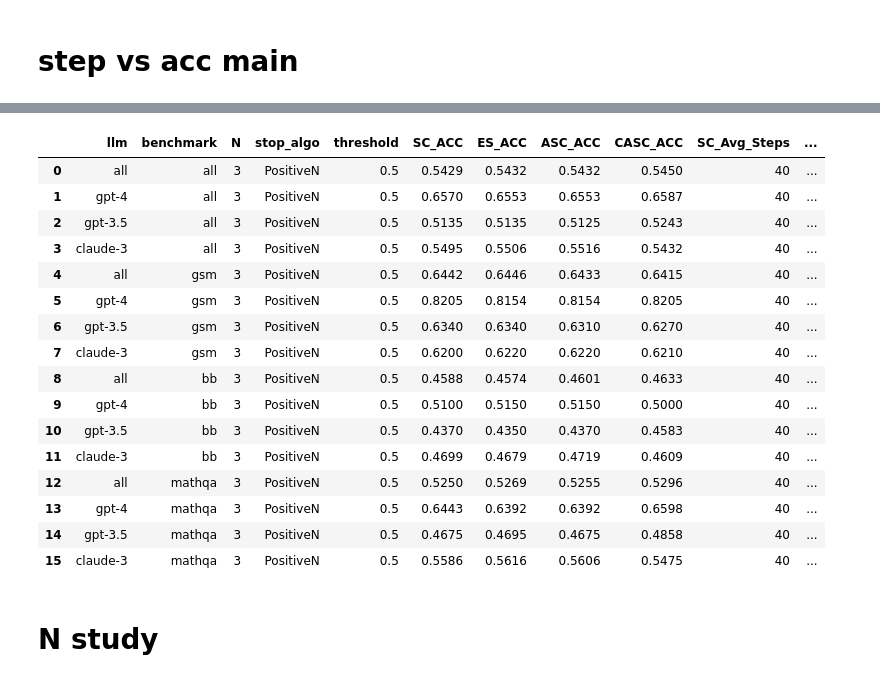
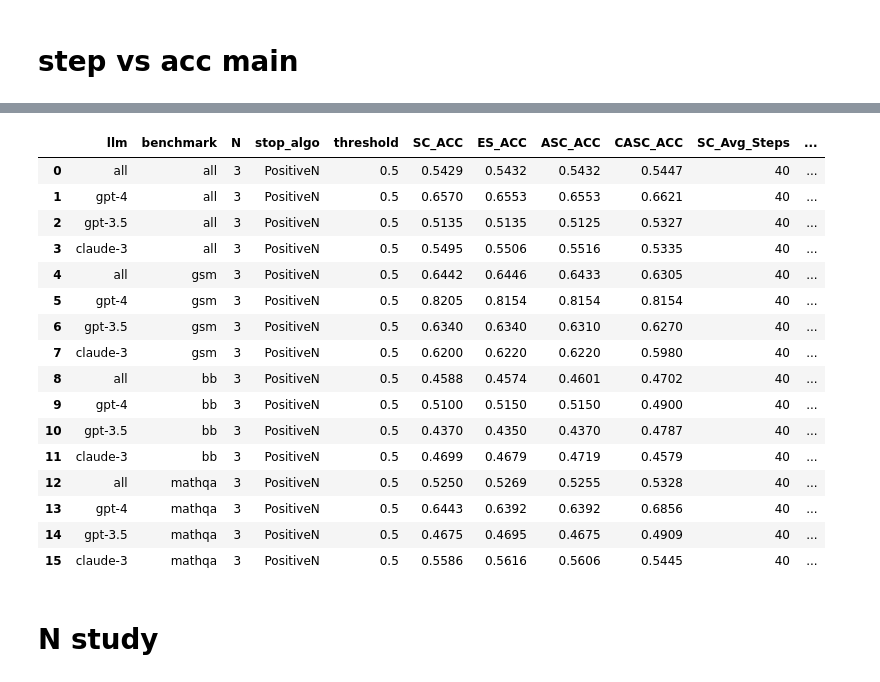
Before and after one commit to wan19990901/SC_conf, a Jupyter notebook: src/experiment_collection/plots.ipynb, the cells around one changed output, grey strips where cells are left out. Saved outputs shown, nothing was run; the diff lists cells and outputs as text; code cells hidden in the pictures.

```diff
--- a/src/experiment_collection/plots.ipynb
+++ b/src/experiment_collection/plots.ipynb
@@ -21,4 +22,10 @@ DATA_DIR = '../data/Evaluation_CoTs/Final_results'
 # NUM_OF_COT = 40
 # MODEL = 'gpt-3.5-turbo-0125'
 # %%
-df_with_features = pd.read_json(os.path.join(DATA_DIR,'final_with_feature.json'))
+# df_with_features = pd.read_json(os.path.join(DATA_DIR,'final_with_feature.json'))
+
+file_path = os.path.join(DATA_DIR, 'final.csv')
+df = pd.read_csv(file_path)
+data = extract_feature(df)
+
+df_with_features = pd.DataFrame(data)
@@ -26,13 +36,13 @@ df_with_features = pd.read_json(os.path.join(DATA_DIR,'final_with_feature.json')
 feature_li = [
     'QUA_IM',
     'DIF_IV',
+    'SIM_COT_BIGRAM',
     'SIM_COT_AGG',
     'SIM_AC_BIGRAM',
-    'SIM_AC_AGG',
     'SIM_AC_PW',
 ]
-coe = [-5, -5, 3, 2, 1, 3]
-intercept = -2.7
+coe = [-5, -5, -1, 3, 1, 3]
+intercept = -1.2
 df_with_features
 # %% [output]
 |  | id | Name | Model | correct answer | CoT answers | Correctness | LEN | QUA_IM | DIF_IV | ... |
@@ -52,7 +62,7 @@ df_with_features
 config = {
     'benchmark': ['all','gsm','bb','mathqa'],
     'llm' : ['all','gpt-4','gpt-3.5','claude-3'],
-    'N': [i for i in range(1,16)],
+    'N': [i for i in range(2,16)],
     'threshold': [0.1*i for i in range(11)],
     'stop_algo':['PositiveN','ConsistencyN'],
     'approximator': [customized_LR_model,trained_LR_model]
@@ -125,26 +246,26 @@ def get_data(df,benchmark='all',llm = 'all'):
 # %%
-# df_main_table = pd.DataFrame(result_buffer)
+df_main_table = pd.DataFrame(result_buffer)
 # df_main_table.to_csv('main_table.csv',index=False)
-df_main_table = pd.read_csv('../src/experiment_collection/main_table.csv')
+# df_main_table = pd.read_csv('../src/experiment_collection/main_table.csv')
 df_main_table
 # %% [output]
 |  | llm | benchmark | N | stop_algo | threshold | SC_ACC | ES_ACC | ASC_ACC | CASC_ACC | SC_Avg_Steps | ... |
-| 0 | all | all | 3 | PositiveN | 0.5 | 0.5429 | 0.5432 | 0.5432 | 0.5450 | 40 | ... |
-| 1 | gpt-4 | all | 3 | PositiveN | 0.5 | 0.6570 | 0.6553 | 0.6553 | 0.6587 | 40 | ... |
-| 2 | gpt-3.5 | all | 3 | PositiveN | 0.5 | 0.5135 | 0.5135 | 0.5125 | 0.5243 | 40 | ... |
-| 3 | claude-3 | all | 3 | PositiveN | 0.5 | 0.5495 | 0.5506 | 0.5516 | 0.5432 | 40 | ... |
-| 4 | all | gsm | 3 | PositiveN | 0.5 | 0.6442 | 0.6446 | 0.6433 | 0.6415 | 40 | ... |
-| 5 | gpt-4 | gsm | 3 | PositiveN | 0.5 | 0.8205 | 0.8154 | 0.8154 | 0.8205 | 40 | ... |
+| 0 | all | all | 3 | PositiveN | 0.5 | 0.5429 | 0.5432 | 0.5432 | 0.5447 | 40 | ... |
+| 1 | gpt-4 | all | 3 | PositiveN | 0.5 | 0.6570 | 0.6553 | 0.6553 | 0.6621 | 40 | ... |
+| 2 | gpt-3.5 | all | 3 | PositiveN | 0.5 | 0.5135 | 0.5135 | 0.5125 | 0.5327 | 40 | ... |
+| 3 | claude-3 | all | 3 | PositiveN | 0.5 | 0.5495 | 0.5506 | 0.5516 | 0.5335 | 40 | ... |
+| 4 | all | gsm | 3 | PositiveN | 0.5 | 0.6442 | 0.6446 | 0.6433 | 0.6305 | 40 | ... |
+| 5 | gpt-4 | gsm | 3 | PositiveN | 0.5 | 0.8205 | 0.8154 | 0.8154 | 0.8154 | 40 | ... |
 | 6 | gpt-3.5 | gsm | 3 | PositiveN | 0.5 | 0.6340 | 0.6340 | 0.6310 | 0.6270 | 40 | ... |
-| 7 | claude-3 | gsm | 3 | PositiveN | 0.5 | 0.6200 | 0.6220 | 0.6220 | 0.6210 | 40 | ... |
-| 8 | all | bb | 3 | PositiveN | 0.5 | 0.4588 | 0.4574 | 0.4601 | 0.4633 | 40 | ... |
-| 9 | gpt-4 | bb | 3 | PositiveN | 0.5 | 0.5100 | 0.5150 | 0.5150 | 0.5000 | 40 | ... |
-| 10 | gpt-3.5 | bb | 3 | PositiveN | 0.5 | 0.4370 | 0.4350 | 0.4370 | 0.4583 | 40 | ... |
-| 11 | claude-3 | bb | 3 | PositiveN | 0.5 | 0.4699 | 0.4679 | 0.4719 | 0.4609 | 40 | ... |
-| 12 | all | mathqa | 3 | PositiveN | 0.5 | 0.5250 | 0.5269 | 0.5255 | 0.5296 | 40 | ... |
-| 13 | gpt-4 | mathqa | 3 | PositiveN | 0.5 | 0.6443 | 0.6392 | 0.6392 | 0.6598 | 40 | ... |
-| 14 | gpt-3.5 | mathqa | 3 | PositiveN | 0.5 | 0.4675 | 0.4695 | 0.4675 | 0.4858 | 40 | ... |
-| 15 | claude-3 | mathqa | 3 | PositiveN | 0.5 | 0.5586 | 0.5616 | 0.5606 | 0.5475 | 40 | ... |
+| 7 | claude-3 | gsm | 3 | PositiveN | 0.5 | 0.6200 | 0.6220 | 0.6220 | 0.5980 | 40 | ... |
+| 8 | all | bb | 3 | PositiveN | 0.5 | 0.4588 | 0.4574 | 0.4601 | 0.4702 | 40 | ... |
+| 9 | gpt-4 | bb | 3 | PositiveN | 0.5 | 0.5100 | 0.5150 | 0.5150 | 0.4900 | 40 | ... |
+| 10 | gpt-3.5 | bb | 3 | PositiveN | 0.5 | 0.4370 | 0.4350 | 0.4370 | 0.4787 | 40 | ... |
+| 11 | claude-3 | bb | 3 | PositiveN | 0.5 | 0.4699 | 0.4679 | 0.4719 | 0.4579 | 40 | ... |
+| 12 | all | mathqa | 3 | PositiveN | 0.5 | 0.5250 | 0.5269 | 0.5255 | 0.5328 | 40 | ... |
+| 13 | gpt-4 | mathqa | 3 | PositiveN | 0.5 | 0.6443 | 0.6392 | 0.6392 | 0.6856 | 40 | ... |
+| 14 | gpt-3.5 | mathqa | 3 | PositiveN | 0.5 | 0.4675 | 0.4695 | 0.4675 | 0.4909 | 40 | ... |
+| 15 | claude-3 | mathqa | 3 | PositiveN | 0.5 | 0.5586 | 0.5616 | 0.5606 | 0.5445 | 40 | ... |
 # %% [markdown]
 # N study
 # %%
```
Also changed, not shown: parts of 13 cells of this notebook.
